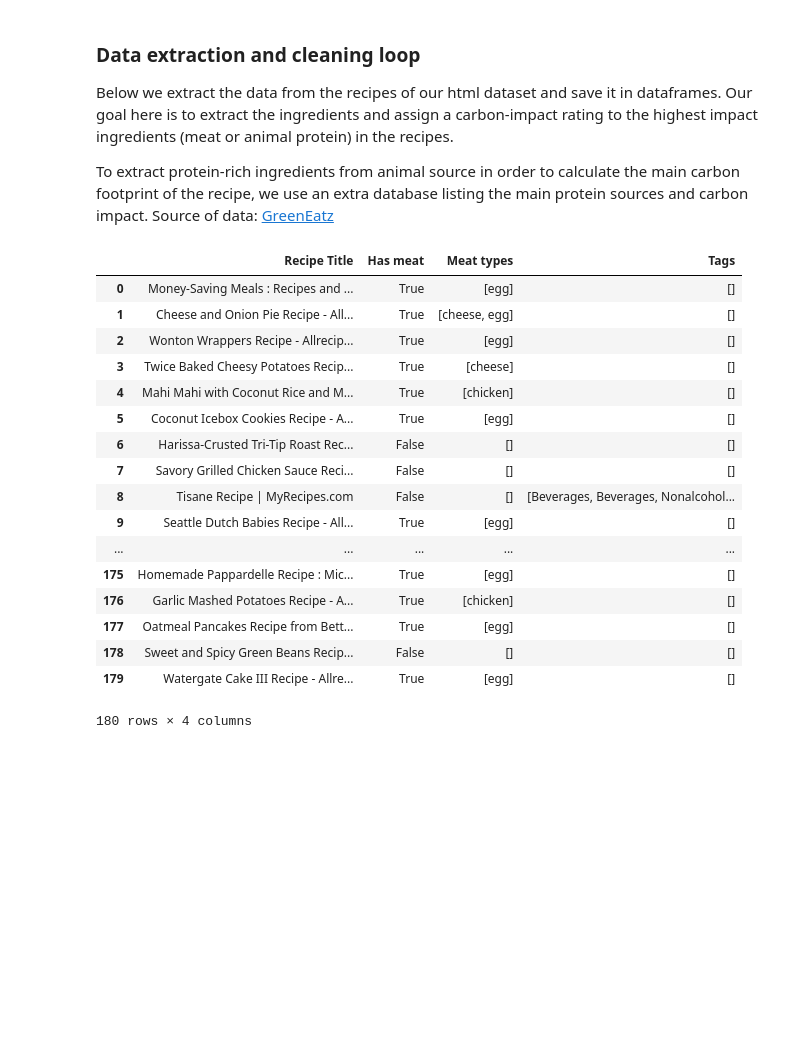
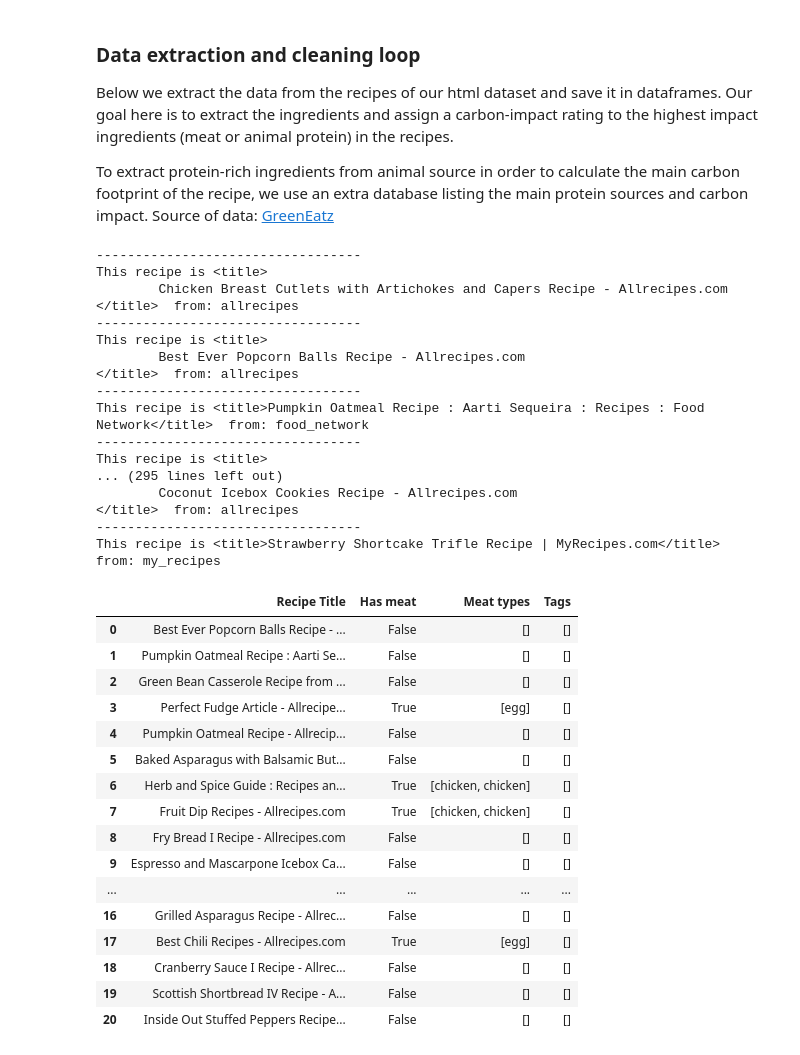
Before and after one commit to chloerDXN/lovelace-project, a Jupyter notebook: meet_the_meat.ipynb, the cells around one changed output. Drawn from its saved outputs; the diff is of its cells as text; code cells hidden in the pictures; blank space fills up the shorter version.

Commit message:
last version with ingredient amount extraction

```diff
--- a/meet_the_meat.ipynb
+++ b/meet_the_meat.ipynb
@@ -394,6 +282,8 @@ Below we extract the data from the recipes of our html dataset and save it in da
 To extract protein-rich ingredients from animal source in order to calculate the main carbon footprint of the recipe, we use an extra database listing the main protein sources and carbon impact. Source of data: [GreenEatz](https://www.greeneatz.com/foods-carbon-footprint.html)
 # %%
 #Loop for all recipes in folder
+# data has following row structure
+# RecipeName as Identifier - bool contains_meat - list of co2 ingredients - carbonFootprint - ingredients
 data=[]
 step=0
 
@@ -403,24 +293,35 @@ for filename in os.listdir(SAMPLE_DATA_FOLDER):
     with open(SAMPLE_DATA_FOLDER+filename) as f:
         isTrue=False
         count_exceptions=0
-
+        print('----------------------------------')
         try:
             page = f.read()
             soup = BeautifulSoup(page, 'html.parser')
 
             #check webpage and extract ingredients if recognised as recipe
             is_recipe, website = find_website(soup)
-
+            print('This recipe is',soup.title,' from: '+website)
 
             if is_recipe:
 
                 #tags, ingredients = analyse_page(soup, website)
-                tags, ingredients, ingredient_amounts = analyse_page(soup, website)
+                tags, ingredients= analyse_page(soup, website)
 
                 if ingredients:
 
 
-                    has_meat, meat_ingredients = contains_meat_ingredients(ingredients, meat_products)
+                    has_meat, meat_ingredients, meat_ingredients_str = contains_meat_ingredients(ingredients, meat_products)
+
+                    if has_meat:
+
+                        #Extract all ingredients (and ingredient amounts if available)
+                        #Extract meat ingredients and quantities in kg
+                        #print('ingredient ammount = ', ingredient_amounts)
+                        ingredient_quant_kg = extract_meat(meat_ingredients_str)
+                        print('does this recipe contain meat? ', contains_meat)
+                        print('ingredients = ',ingredients)
+                        print('meat ingredients=', meat_ingredients_str)
+                        print('ingredient_quantity (kg)= ',ingredient_quant)
 
 
                     if verbose:
@@ -429,50 +330,66 @@ for filename in os.listdir(SAMPLE_DATA_FOLDER):
                         print('contains meat:'+str(has_meat))
                         print(meat_ingredients)
 
                         print('{0} Ingredients: '.format(len(ingredients)))
                         print(ingredients)
 
                         print('{0} tags:'.format(len(tags)))
                         print(tags)
 
                 data.append([soup.title.string, has_meat, meat_ingredients, tags])
 
             #else:
                 #print('not a recipe')
         except:
             count_exceptions=count_exceptions+1
             #print('Exception')
     step=step+1
 
     if verbose:
         print('-------------------------------------')
 
-#    if step>=100:
-#        break
+    if step>=100:
+        break
 
 column_labels=['Recipe Title', 'Has meat', 'Meat types', 'Tags']#missing: 'Carbon footprint', 'Rating', 'Tags'
 recipes_df = pd.DataFrame(data, columns = column_labels)
 
 #save the data as csv for in depth analysis
-recipes_df.to_csv(DATA_FOLDER+'/recipes_data')
+#recipes_df.to_csv(DATA_FOLDER+'/recipes_data')
 
 recipes_df
 # %% [output]
+----------------------------------
+This recipe is <title>
+        Chicken Breast Cutlets with Artichokes and Capers Recipe - Allrecipes.com
+</title>  from: allrecipes
+----------------------------------
+This recipe is <title>
+        Best Ever Popcorn Balls Recipe - Allrecipes.com
+</title>  from: allrecipes
+----------------------------------
+This recipe is <title>Pumpkin Oatmeal Recipe : Aarti Sequeira : Recipes : Food Network</title>  from: food_network
+----------------------------------
+This recipe is <title>
+... (295 lines left out)
+        Coconut Icebox Cookies Recipe - Allrecipes.com
+</title>  from: allrecipes
+----------------------------------
+This recipe is <title>Strawberry Shortcake Trifle Recipe | MyRecipes.com</title>  from: my_recipes
 |  | Recipe Title | Has meat | Meat types | Tags |
-| 0 | Money-Saving Meals : Recipes and ... | True | [egg] | [] |
-| 1 | Cheese and Onion Pie Recipe - All... | True | [cheese, egg] | [] |
-| 2 | Wonton Wrappers Recipe - Allrecip... | True | [egg] | [] |
-| 3 | Twice Baked Cheesy Potatoes Recip... | True | [cheese] | [] |
-| 4 | Mahi Mahi with Coconut Rice and M... | True | [chicken] | [] |
-| 5 | Coconut Icebox Cookies Recipe - A... | True | [egg] | [] |
-| 6 | Harissa-Crusted Tri-Tip Roast Rec... | False | [] | [] |
-| 7 | Savory Grilled Chicken Sauce Reci... | False | [] | [] |
-| 8 | Tisane Recipe | MyRecipes.com | False | [] | [Beverages, Beverages, Nonalcohol... |
-| 9 | Seattle Dutch Babies Recipe - All... | True | [egg] | [] |
+| 0 | Best Ever Popcorn Balls Recipe - ... | False | [] | [] |
+| 1 | Pumpkin Oatmeal Recipe : Aarti Se... | False | [] | [] |
+| 2 | Green Bean Casserole Recipe from ... | False | [] | [] |
+| 3 | Perfect Fudge Article - Allrecipe... | True | [egg] | [] |
+| 4 | Pumpkin Oatmeal Recipe - Allrecip... | False | [] | [] |
+| 5 | Baked Asparagus with Balsamic But... | False | [] | [] |
+| 6 | Herb and Spice Guide : Recipes an... | True | [chicken, chicken] | [] |
+| 7 | Fruit Dip Recipes - Allrecipes.com | True | [chicken, chicken] | [] |
+| 8 | Fry Bread I Recipe - Allrecipes.com | False | [] | [] |
+| 9 | Espresso and Mascarpone Icebox Ca... | False | [] | [] |
 | ... | ... | ... | ... | ... |
-| 175 | Homemade Pappardelle Recipe : Mic... | True | [egg] | [] |
-| 176 | Garlic Mashed Potatoes Recipe - A... | True | [chicken] | [] |
-| 177 | Oatmeal Pancakes Recipe from Bett... | True | [egg] | [] |
-| 178 | Sweet and Spicy Green Beans Recip... | False | [] | [] |
-| 179 | Watergate Cake III Recipe - Allre... | True | [egg] | [] |
+| 16 | Grilled Asparagus Recipe - Allrec... | False | [] | [] |
+| 17 | Best Chili Recipes - Allrecipes.com | True | [egg] | [] |
+| 18 | Cranberry Sauce I Recipe - Allrec... | False | [] | [] |
+| 19 | Scottish Shortbread IV Recipe - A... | False | [] | [] |
+| 20 | Inside Out Stuffed Peppers Recipe... | False | [] | [] |
-180 rows × 4 columns
```
Also changed, not shown: parts of 5 cells of this notebook.
